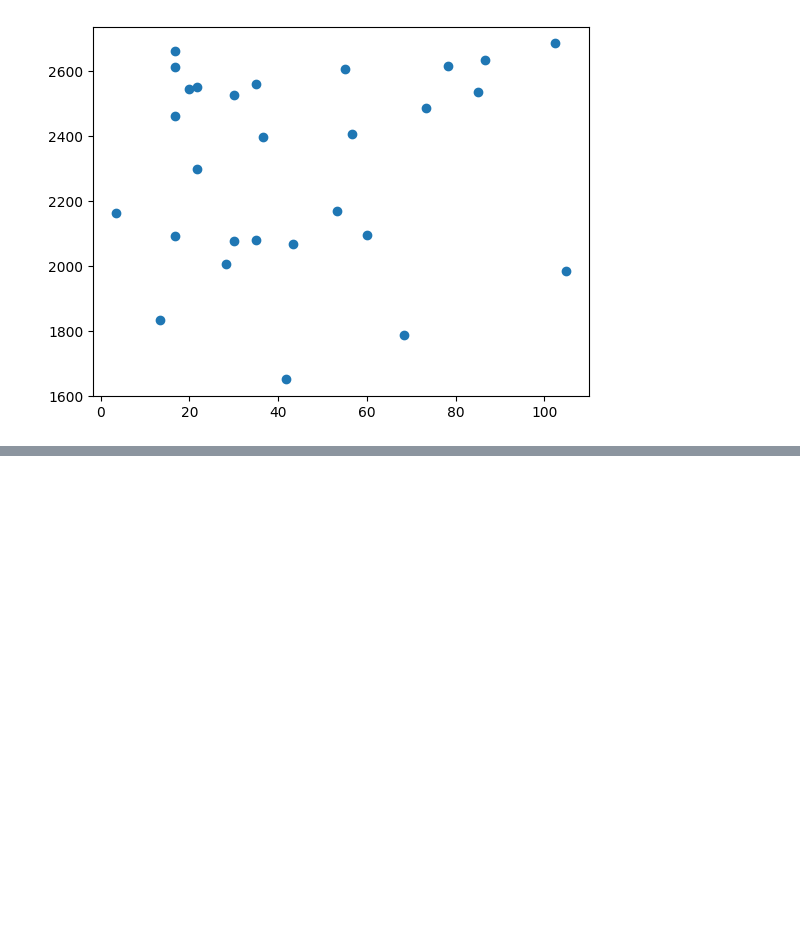
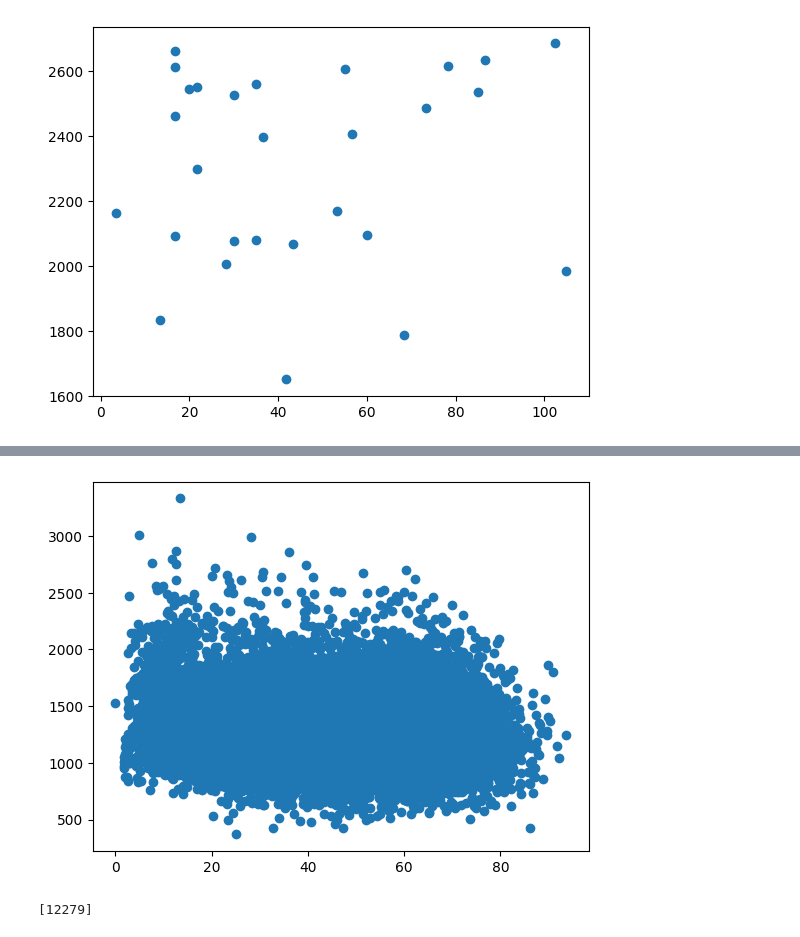
Before and after one commit to maria0026/NeuroHearing, a Jupyter notebook: notebooks/data_info.ipynb, the cells around one changed output, grey strips where cells are left out. Saved outputs shown, nothing was run; the diff lists cells and outputs as text; code cells hidden in the pictures; blank space fills up the shorter version.

```diff
--- a/notebooks/data_info.ipynb
+++ b/notebooks/data_info.ipynb
@@ -94,0 +151,15 @@ plt.show()
+# %%
+output_path_mri = config["dataprocesseddirectory"] +  config["mri_dataname"] + '.csv'
+data_mri = pd.read_csv(output_path_mri, sep=None, engine='python', dtype={config["pesel_columnname"]: str})
+data_mri = data_mri.rename(columns={"DataBadania": config['date_column'] + '_' + mri_suffix})
+plt.scatter(data_mri['age'], data_mri['A2009-ctx-lh-S_pericallosal_GrayVol'])
+plt.show()
+# %% [output]
+[figure, added]
+# %%
+raw_path_mri = config["datarawdirectory"] +  config["mri_dataname"] + '.csv'
+raw_data_mri = pd.read_csv(raw_path_mri, sep=None, engine='python', dtype={config["pesel_columnname"]: str})
+idx = raw_data_mri.index[raw_data_mri['identifier'] == 'Patient12015'].tolist()
+print(idx)
+# %% [output]
+[12279]
```
Also changed, not shown: parts of 17 cells of this notebook.
